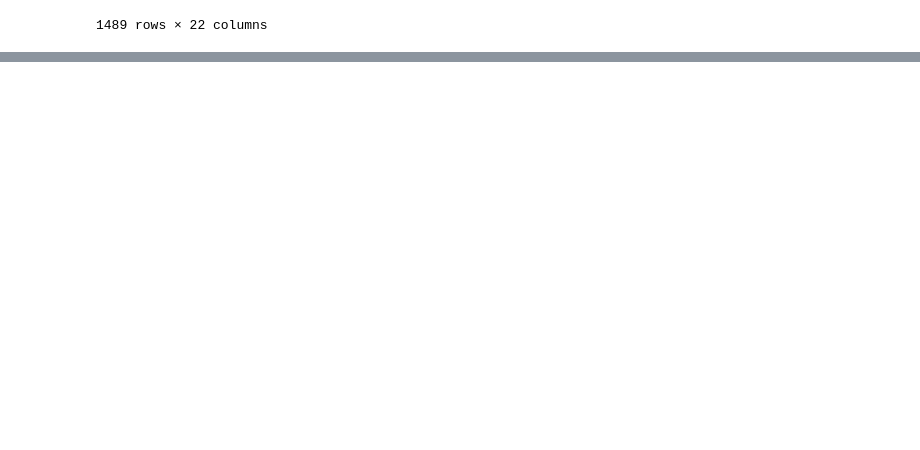
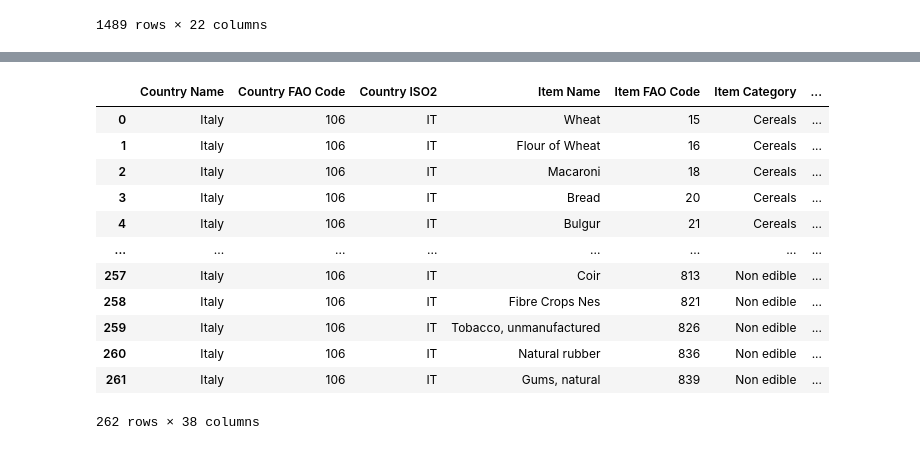
Before and after one commit to TCoaM/TrueCostOfAMeal, a Jupyter notebook: simo_notebook.ipynb, the cells around one changed output, grey strips where cells are left out. Drawn from its saved outputs; the diff is of its cells as text; code cells hidden in the pictures; blank space fills up the shorter version.

```diff
--- a/simo_notebook.ipynb
+++ b/simo_notebook.ipynb
@@ -19,0 +59,19 @@ food_consumption_data
+# %%
+# Load the water to food data (no-animal)
+watertofood_data = pd.read_csv("data/watertofood_data_italy.csv", encoding="utf-8", sep=";")
+watertofood_data.columns = watertofood_data.columns.map(str)
+watertofood_data
+# %% [output]
+|  | Country Name | Country FAO Code | Country ISO2 | Item Name | Item FAO Code | Item Category | ... |
+| 0 | Italy | 106 | IT | Wheat | 15 | Cereals | ... |
+| 1 | Italy | 106 | IT | Flour of Wheat | 16 | Cereals | ... |
+| 2 | Italy | 106 | IT | Macaroni | 18 | Cereals | ... |
+| 3 | Italy | 106 | IT | Bread | 20 | Cereals | ... |
+| 4 | Italy | 106 | IT | Bulgur | 21 | Cereals | ... |
+| ... | ... | ... | ... | ... | ... | ... | ... |
+| 257 | Italy | 106 | IT | Coir | 813 | Non edible | ... |
+| 258 | Italy | 106 | IT | Fibre Crops Nes | 821 | Non edible | ... |
+| 259 | Italy | 106 | IT | Tobacco, unmanufactured | 826 | Non edible | ... |
+| 260 | Italy | 106 | IT | Natural rubber | 836 | Non edible | ... |
+| 261 | Italy | 106 | IT | Gums, natural | 839 | Non edible | ... |
+262 rows × 38 columns
```
Also changed, not shown: parts of 9 cells of this notebook, 2 other files.
